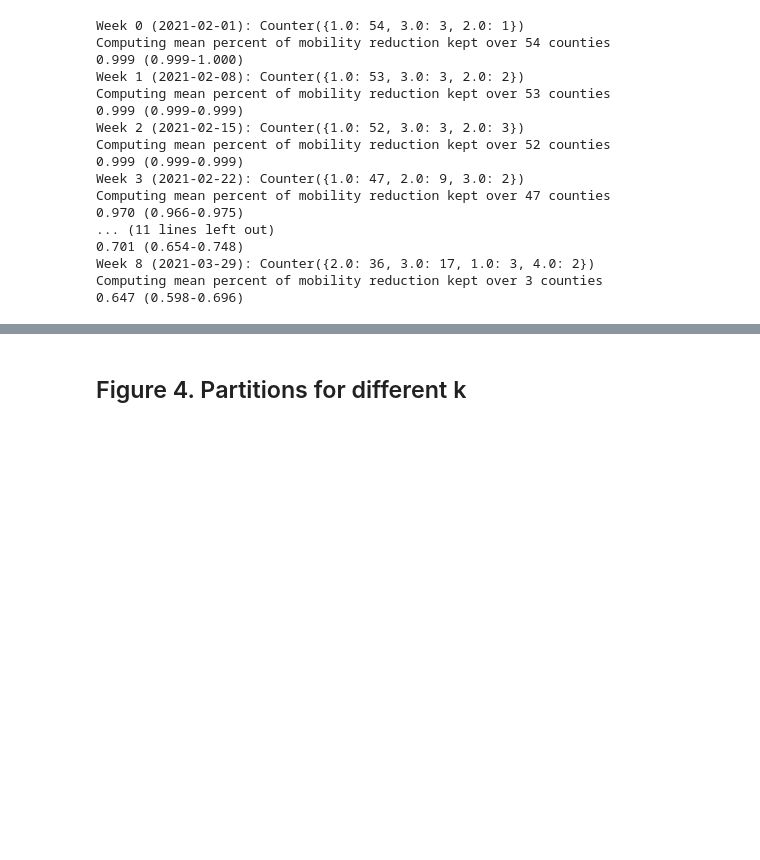
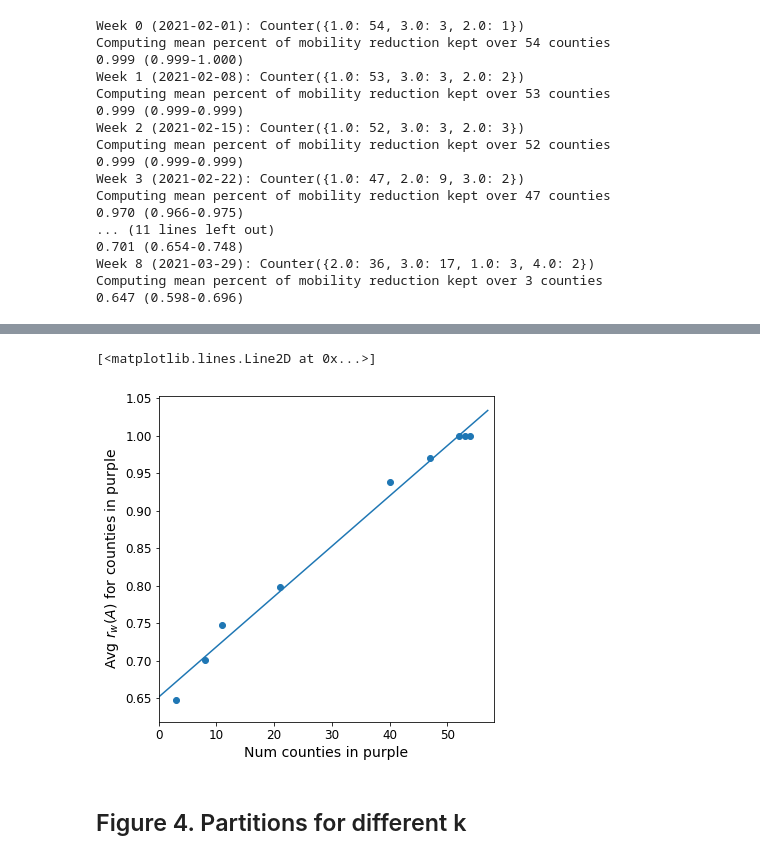
Before and after one commit to snap-stanford/covid-spillovers, a Jupyter notebook: make_figures.ipynb, the cells around one changed output, grey strips where cells are left out. Drawn from its saved outputs; the diff is of its cells as text; code cells hidden in the pictures; blank space fills up the shorter version.

```diff
--- a/make_figures.ipynb
+++ b/make_figures.ipynb
@@ -499,3 +529,19 @@ Computing mean percent of mobility reduction kept over 3 counties
+# %%
+from scipy.stats import linregress
+
+fig, ax = plt.subplots(figsize=(6,6))
+ax.scatter(num_counties_in_purple, mean_pr)
+ax.set_xlim(0, 58)
+ax.set_xlabel('Num counties in purple', fontsize=14)
+ax.set_ylabel(r'Avg $r_w(A)$ for counties in purple', fontsize=14)
+ax.tick_params(axis='both', which='major', labelsize=12)
+out = linregress(num_counties_in_purple, mean_pr)
+slope, intercept = out[0], out[1]
+x = np.arange(58)
+plt.plot(x, slope*x+intercept)
+# %% [output]
+[<matplotlib.lines.Line2D at 0x...>]
+[figure, added]
 # %% [markdown]
 ## Figure 4. Partitions for different k
 # %%
```
Also changed, not shown: parts of 5 cells of this notebook, 57 other files.
